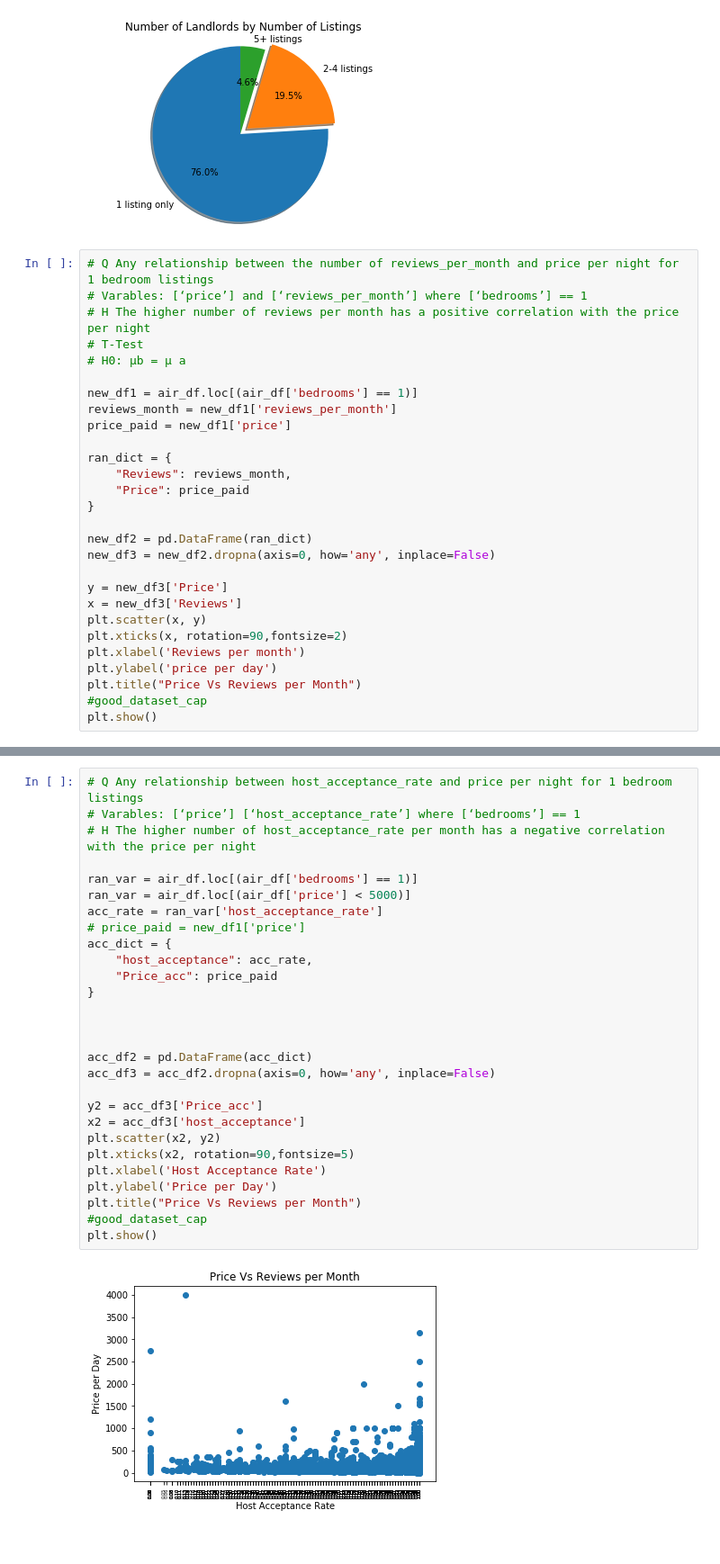
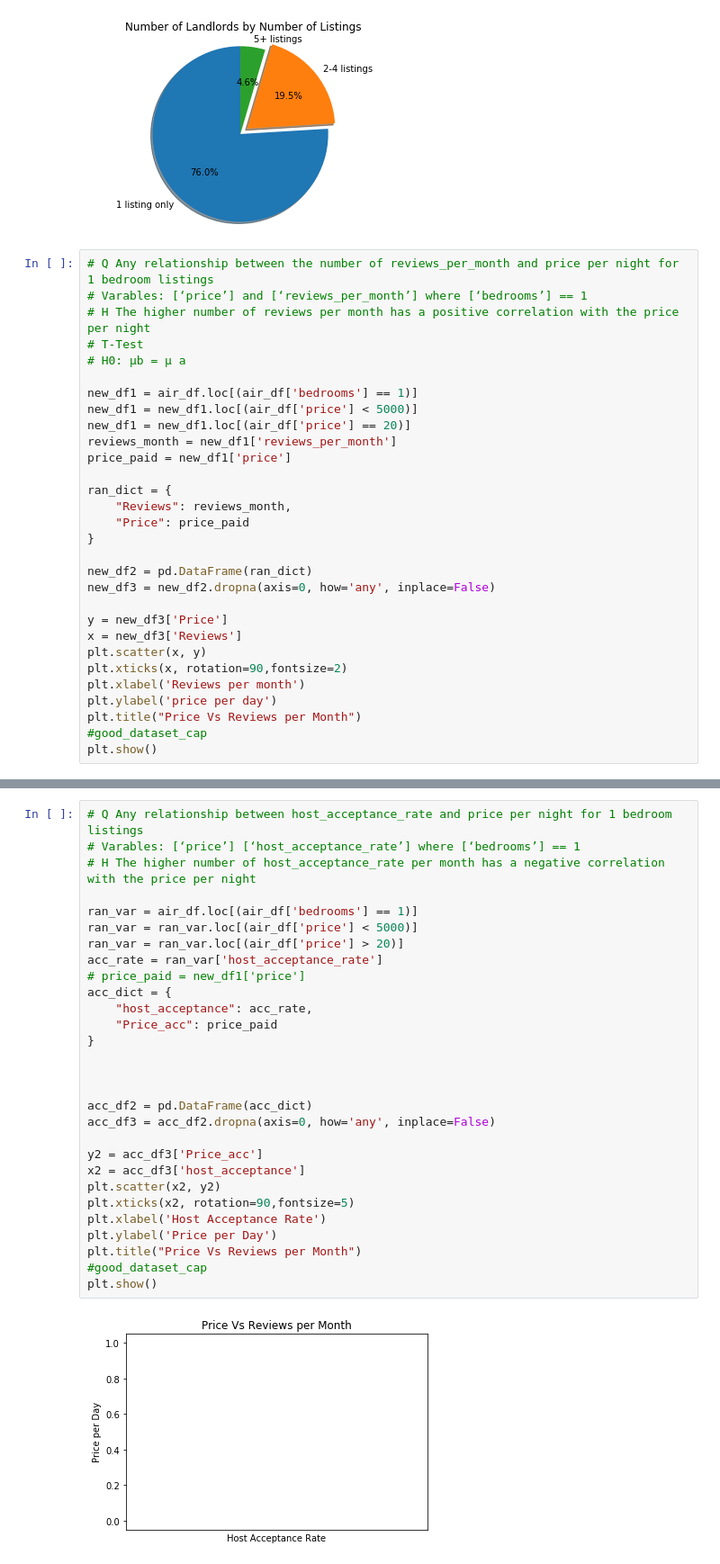
Before and after one commit to DerekTeed/project1_data, a Jupyter notebook: airbnbPy.ipynb, the cells around one changed output, grey strips where cells are left out. Shown: that part at 90% size. Saved outputs shown, nothing was run; the diff lists cells and outputs as text.

```diff
--- a/airbnbPy.ipynb
+++ b/airbnbPy.ipynb
@@ -126,6 +126,8 @@ plt.show()
 # H0: μb = μ a
 
 new_df1 = air_df.loc[(air_df['bedrooms'] == 1)]
+new_df1 = new_df1.loc[(air_df['price'] < 5000)]
+new_df1 = new_df1.loc[(air_df['price'] == 20)]
 reviews_month = new_df1['reviews_per_month']
 price_paid = new_df1['price']
 
@@ -172,33 +174,34 @@ plt.show()
 # %%
 # Q Any relationship between host_acceptance_rate and price per night for 1 bedroom listings
 # Varables: [‘price’] [‘host_acceptance_rate’] where [‘bedrooms’] == 1
 # H The higher number of host_acceptance_rate per month has a negative correlation with the price per night
 
 ran_var = air_df.loc[(air_df['bedrooms'] == 1)]
-ran_var = air_df.loc[(air_df['price'] < 5000)]
+ran_var = ran_var.loc[(air_df['price'] < 5000)]
+ran_var = ran_var.loc[(air_df['price'] > 20)]
 acc_rate = ran_var['host_acceptance_rate']
 # price_paid = new_df1['price']
 acc_dict = {
     "host_acceptance": acc_rate,
     "Price_acc": price_paid
 }
 
 
 
 acc_df2 = pd.DataFrame(acc_dict)
 acc_df3 = acc_df2.dropna(axis=0, how='any', inplace=False)
 
 y2 = acc_df3['Price_acc']
 x2 = acc_df3['host_acceptance']
 plt.scatter(x2, y2)
 plt.xticks(x2, rotation=90,fontsize=5)
 plt.xlabel('Host Acceptance Rate')
 plt.ylabel('Price per Day')
 plt.title("Price Vs Reviews per Month")
 #good_dataset_cap
 plt.show()
 # %% [output]
-[figure, old version]
+[figure, new version]
 # %%
 vc_slope, vc_int, vc_r, vc_p, vc_std_err = stats.linregress(x2, y2)
 vc_fit = vc_slope * x2 + vc_int
```
Also changed, not shown: parts of 9 cells of this notebook, 5 other files.
